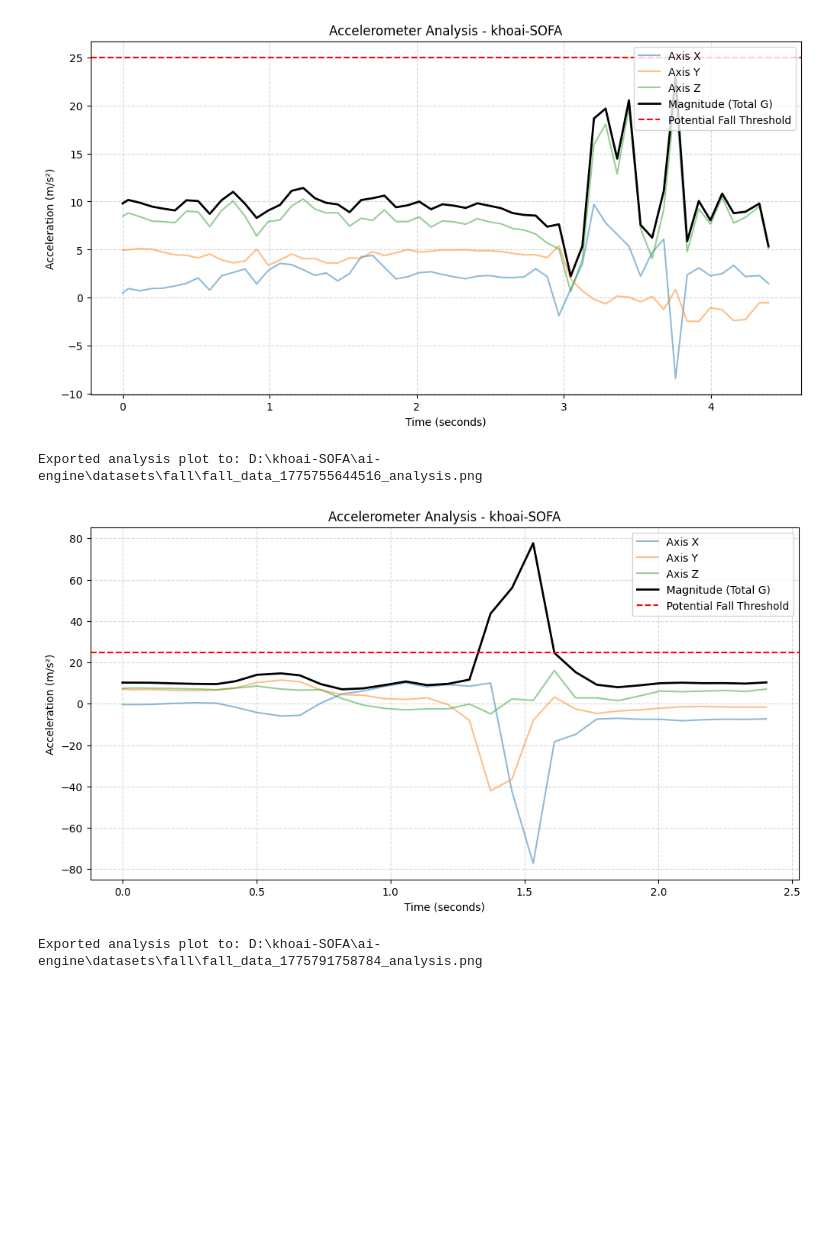
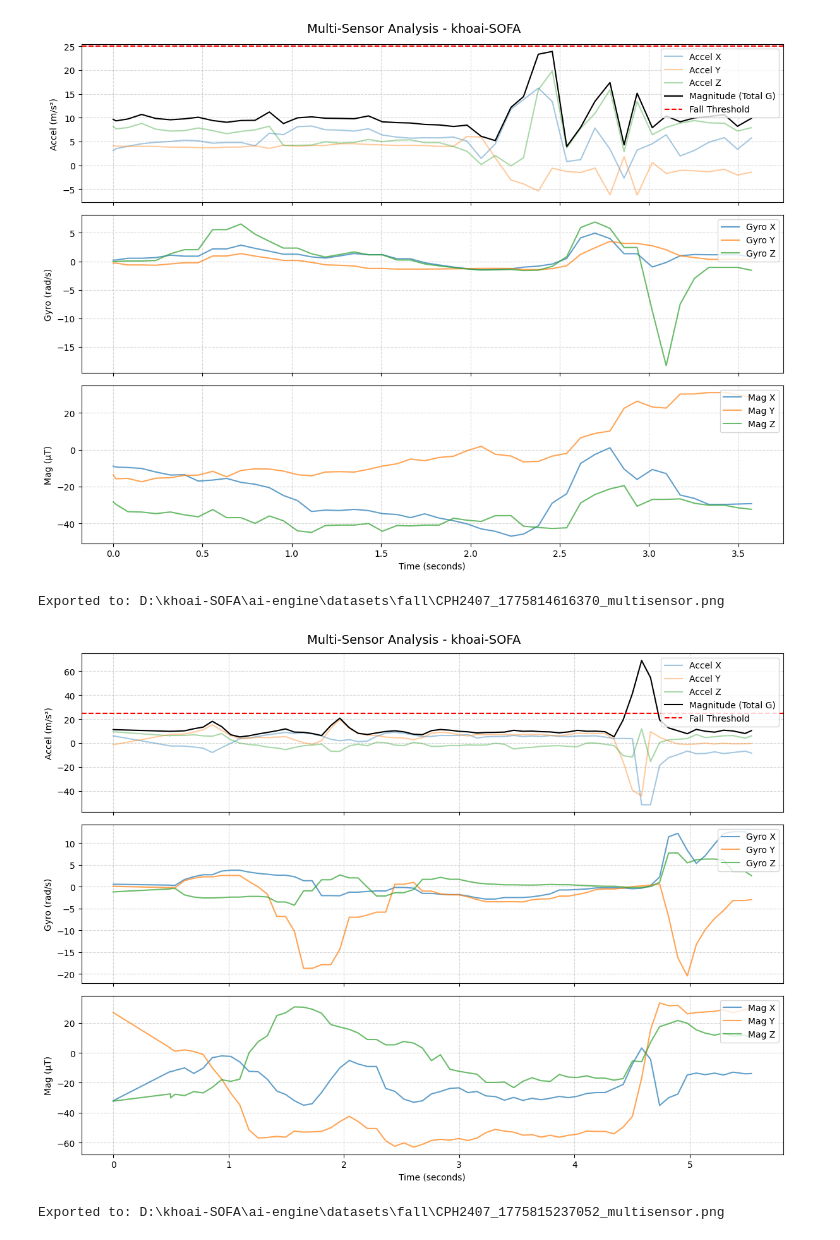
Before and after one commit to duongess/khoai-SOFA, a Jupyter notebook: ai-engine/notebooks/data_exploration.ipynb, the cells around one changed output. Saved outputs shown, nothing was run; the diff lists cells and outputs as text; code cells hidden in the pictures; blank space fills up the shorter version.

```diff
--- a/ai-engine/notebooks/data_exploration.ipynb
+++ b/ai-engine/notebooks/data_exploration.ipynb
@@ -47,10 +70,10 @@ def export_graph(csv_path):
 # %%
-export_graph(r"D:\khoai-SOFA\ai-engine\datasets\fall\fall_data_1775755644516.csv")
+export_graph(r"D:\khoai-SOFA\ai-engine\datasets\fall\CPH2407_1775814616370.csv")
 # %% [output]
-[figure, old version]
+[figure, new version]
-Exported analysis plot to: D:\khoai-SOFA\ai-engine\datasets\fall\fall_data_1775755644516_analysis.png
+Exported to: D:\khoai-SOFA\ai-engine\datasets\fall\CPH2407_1775814616370_multisensor.png
 # %%
-export_graph(r"D:\khoai-SOFA\ai-engine\datasets\fall\fall_data_1775791758784.csv")
+export_graph(r"D:\khoai-SOFA\ai-engine\datasets\fall\CPH2407_1775815237052.csv")
 # %% [output]
-[figure, old version]
+[figure, new version]
-Exported analysis plot to: D:\khoai-SOFA\ai-engine\datasets\fall\fall_data_1775791758784_analysis.png
+Exported to: D:\khoai-SOFA\ai-engine\datasets\fall\CPH2407_1775815237052_multisensor.png
```
Also changed, not shown: parts of 1 cell of this notebook, 7 other files.
